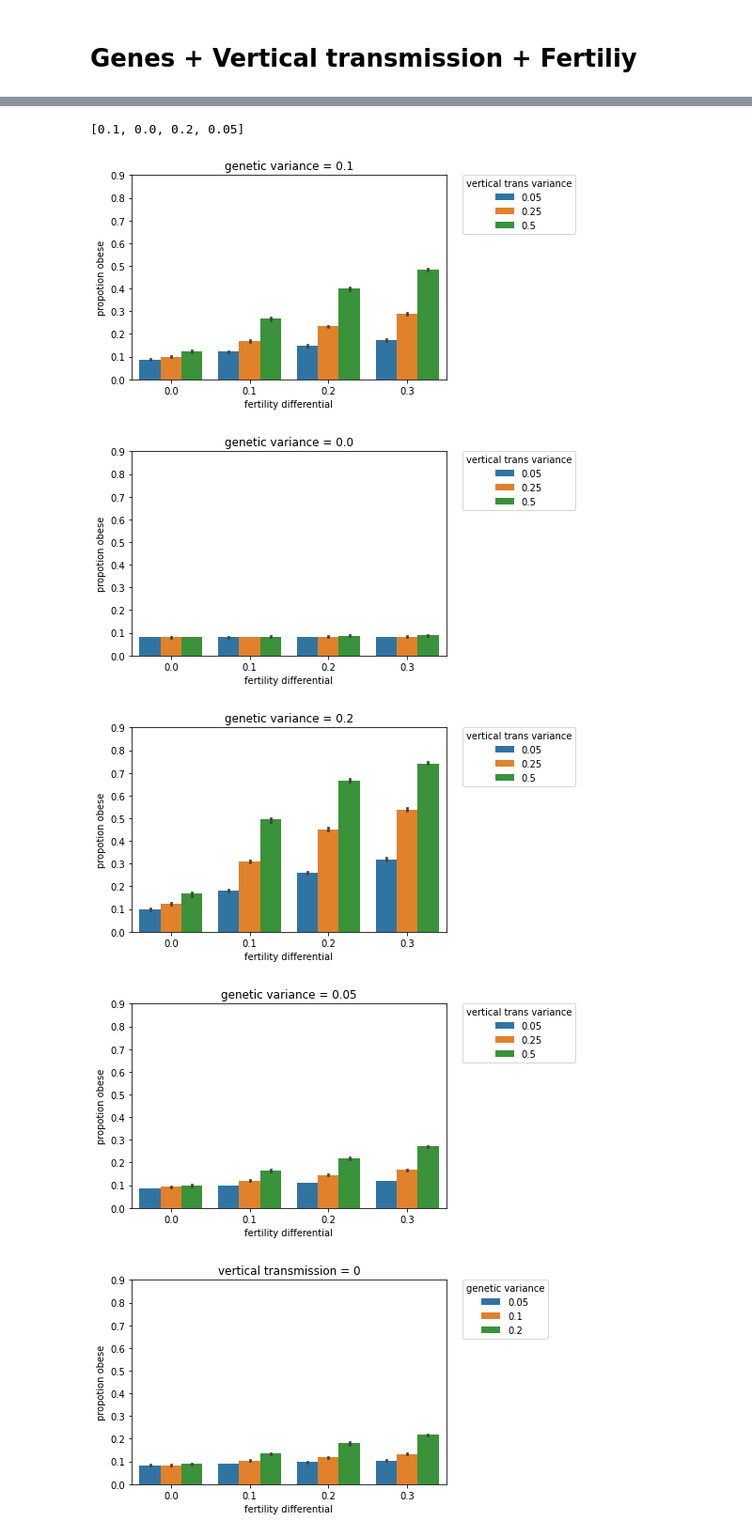
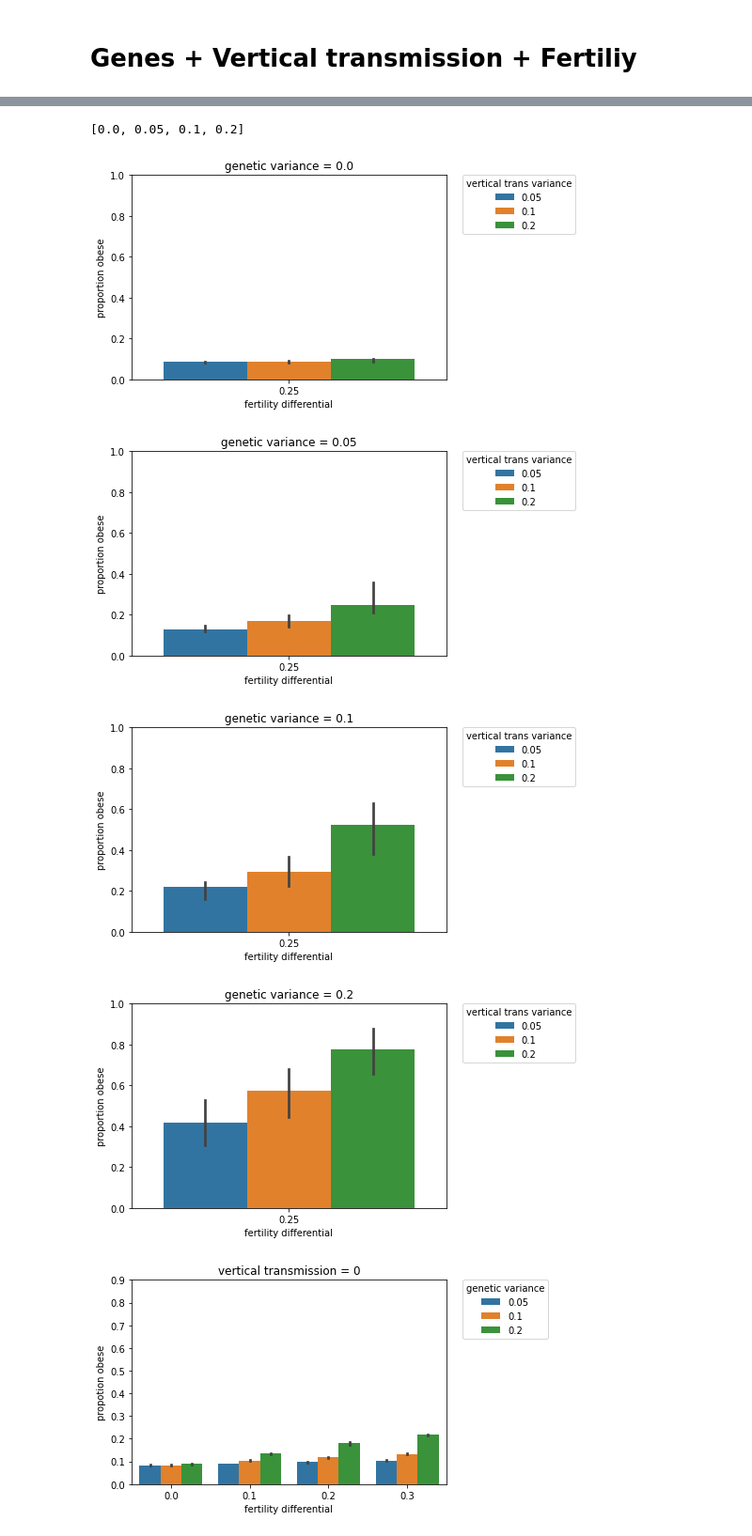
Before and after one commit to sdaza/obesity-dem-heritability, a Jupyter notebook: notebooks/outcome-analysis-by-scenario.ipynb, the cells around one changed output, grey strips where cells are left out. Shown at 94% size. Saved outputs shown, nothing was run; the diff lists cells and outputs as text; code cells hidden in the pictures.

Commit message:
update fertility plots

```diff
--- a/notebooks/outcome-analysis-by-scenario.ipynb
+++ b/notebooks/outcome-analysis-by-scenario.ipynb
@@ -70,9 +70,9 @@ for i in v:
     p.set_ylabel("propotion obese", fontsize = 10)
     p.set_xlabel("random mating", fontsize = 10)
     p.set(title ="genetic variance = " + str(i))
-    p.set_ylim(0, 0.9)
+    p.set_ylim(0, 1.0)
     plt.legend(title='vertical trans variance', bbox_to_anchor=(1.05, 1), loc=2, borderaxespad=0.)
-    plt.savefig(plots_path + "prop-bmi-mating-vertical-trans-genes-" + str(i).replace('.', '-') + ".pdf", bbox_inches='tight')
-    shutil.copy(plots_path + "prop-bmi-mating-vertical-trans-genes-" + str(i).replace('.', '-') + ".pdf", plot_manuscript)
+    plt.savefig(plots_path + "prop-bmi-mating-vertical-trans-genes-test" + str(i).replace('.', '-') + ".pdf", bbox_inches='tight')
+    shutil.copy(plots_path + "prop-bmi-mating-vertical-trans-genes-test" + str(i).replace('.', '-') + ".pdf", plot_manuscript)
     plt.show()
 # %% [output]
@@ -115,8 +115,8 @@ df.loc[:,vars].shape
 # %%
 vars = ['iteration', 'p_genetic_variance', 'p_vertical_trans_variance',
     'p_random_mating', 'p_fertility_factor']
-df = pd.read_csv(output_path + "results-bmi-fertility-genes-vertical-trans.csv", sep = ";")
-params = pd.read_csv(output_path + "param-bmi-fertility-genes-vertical-trans.csv", sep = ";")
+df = pd.read_csv(output_path + "results-bmi-fertility-genes-vertical-trans-test.csv", sep = ";")
+params = pd.read_csv(output_path + "param-bmi-fertility-genes-vertical-trans-test.csv", sep = ";")
 params = params. drop_duplicates(subset=vars)
 
 cols = df.bmi_category_prop.str.replace(r'\[|\]', '').str.split(",", n=4, expand=True)
@@ -129,24 +134,24 @@ df['p_comb'] = 'G = ' + df['p_genetic_variance'].map(str)  + ', VT = ' + df['p_v
 # %%
 s = df.loc[df.p_vertical_trans_variance != 0].copy()
 v = list(s.p_genetic_variance.unique())
 print(v)
 for i in v:
     p = sns.barplot(y='g4', x='p_fertility_factor', hue='p_vertical_trans_variance',
     data=s[s.p_genetic_variance==i], estimator=np.median);
-    p.set_ylabel("propotion obese", fontsize = 10)
+    p.set_ylabel("proportion obese", fontsize = 10)
     p.set_xlabel("fertility differential", fontsize = 10)
     p.set(title ="genetic variance = " + str(i))
-    p.set_ylim(0, 0.9)
+    p.set_ylim(0, 1.0)
     plt.legend(title='vertical trans variance', bbox_to_anchor=(1.05, 1), loc=2, borderaxespad=0.)
-    plt.savefig(plots_path + "prop-bmi-fertility-vertical-trans-genes-" + str(i).replace('.', '-') + ".pdf", bbox_inches='tight')
-    shutil.copy(plots_path + "prop-bmi-fertility-vertical-trans-genes-" + str(i).replace('.', '-') + ".pdf", plot_manuscript)
+    plt.savefig(plots_path + "prop-bmi-fertility-vertical-trans-genes-test" + str(i).replace('.', '-') + ".pdf", bbox_inches='tight')
+    shutil.copy(plots_path + "prop-bmi-fertility-vertical-trans-genes-test" + str(i).replace('.', '-') + ".pdf", plot_manuscript)
     plt.show()
 # %% [output]
-[0.1, 0.0, 0.2, 0.05]
+[0.0, 0.05, 0.1, 0.2]
-[figure, old version]
+[figure, new version]
-[figure, old version]
+[figure, new version]
-[figure, old version]
+[figure, new version]
-[figure, old version]
+[figure, new version]
 # %%
 # vertical transmission = 0
 s = df.loc[(df.p_vertical_trans_variance==0) & (df.p_genetic_variance>0)].copy()
```
Also changed, not shown: parts of 6 cells of this notebook, 14 other files.
